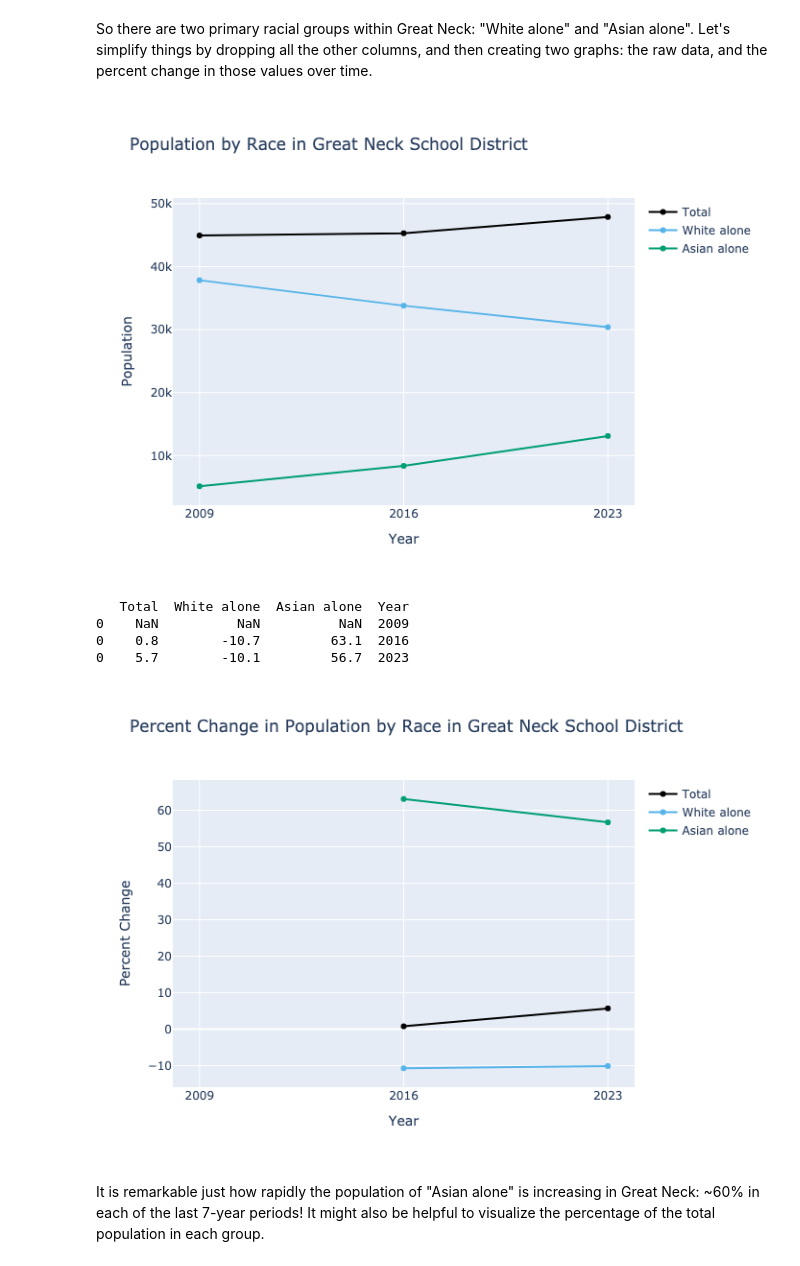
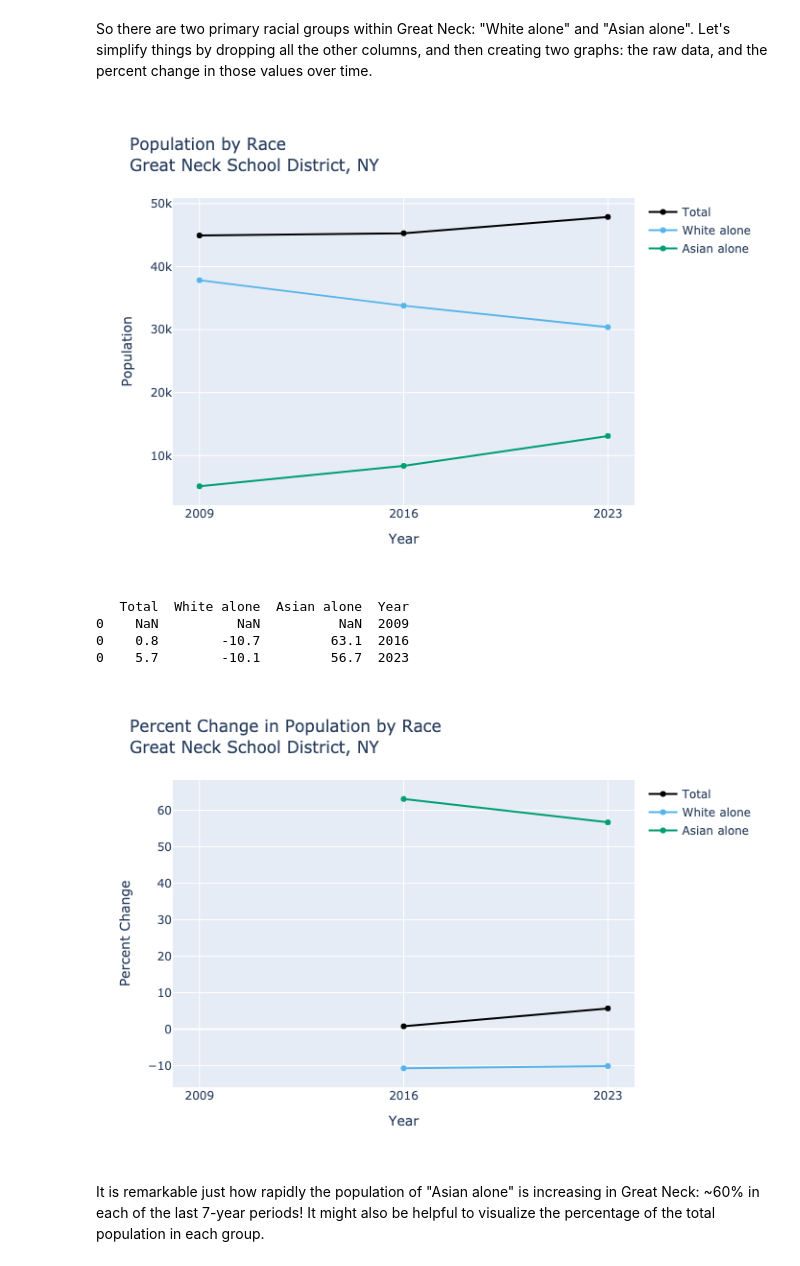
Before and after one commit to arilamstein/hometown_analysis, a Jupyter notebook: 07-race.ipynb, the cells around one changed output. Cells and saved outputs as stored; diff of their text form; code cells hidden in the pictures.

```diff
--- a/07-race.ipynb
+++ b/07-race.ipynb
@@ -29,20 +29,20 @@ So there are two primary racial groups within Great Neck: "White alone" and "Asi
 # %%
 df = df.loc[:, ["Total", "White alone", "Asian alone", "Year"]]
 
 graph_multiyear(
     df=df,
-    title="Population by Race in Great Neck School District",
+    title="Population by Race<br>Great Neck School District, NY",
     yaxis_title="Population",
 )
 # %% [output]
-[figure, old version]
+[figure, new version]
 # %%
 df_percent_change = pct_change_multiyear(df)
 print(df_percent_change)
 
 graph_multiyear(
     df=df_percent_change,
-    title="Percent Change in Population by Race in Great Neck School District",
+    title="Percent Change in Population by Race<br>Great Neck School District, NY",
     yaxis_title="Percent Change",
     y_cols=["Total", "White alone", "Asian alone"],
 )
@@ -51,7 +51,7 @@ graph_multiyear(
 0    NaN          NaN          NaN  2009
 0    0.8        -10.7         63.1  2016
 0    5.7        -10.1         56.7  2023
-[figure, old version]
+[figure, new version]
 # %% [markdown]
 It is remarkable just how rapidly the population of "Asian alone" is increasing in Great Neck: ~60% in each of the last 7-year periods! It might also be helpful to visualize the percentage of the total population in each group.
 # %%
```
Also changed, not shown: parts of 2 cells of this notebook, 4 other files.
